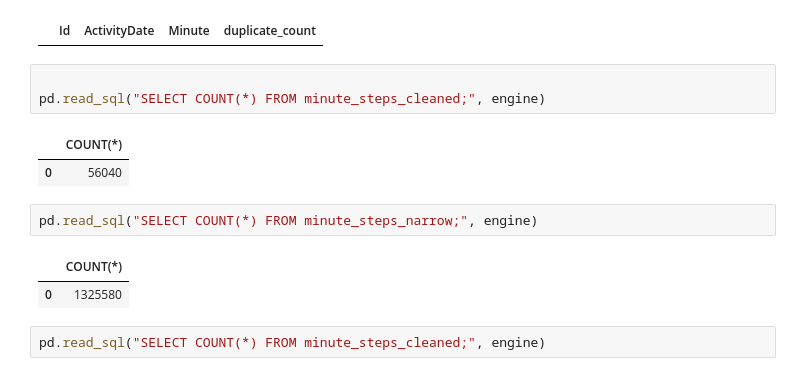
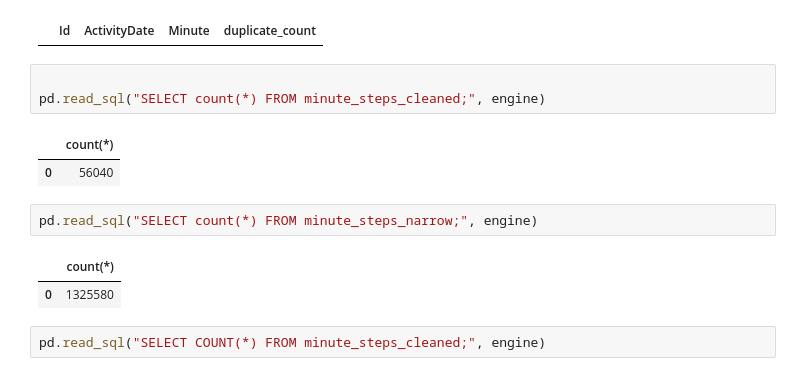
Before and after one commit to Adepuharshavardhan2001/Fitbit-tracker-analysis, a Jupyter notebook: ml.ipynb, the cells around one changed output. Saved outputs shown, nothing was run; the diff lists cells and outputs as text.

```diff
--- a/ml.ipynb
+++ b/ml.ipynb
@@ -2459,14 +2320,14 @@ HAVING COUNT(*) > 1;
 |  | Id | ActivityDate | Minute | duplicate_count |
 # %%
 
-pd.read_sql("SELECT COUNT(*) FROM minute_steps_cleaned;", engine)
+pd.read_sql("SELECT count(*) FROM minute_steps_cleaned;", engine)
 # %% [output]
-|  | COUNT(*) |
+|  | count(*) |
 | 0 | 56040 |
 # %%
-pd.read_sql("SELECT COUNT(*) FROM minute_steps_narrow;", engine)
+pd.read_sql("SELECT count(*) FROM minute_steps_narrow;", engine)
 # %% [output]
-|  | COUNT(*) |
+|  | count(*) |
 | 0 | 1325580 |
 # %%
 pd.read_sql("SELECT COUNT(*) FROM minute_steps_cleaned;", engine)
```
Also changed, not shown: parts of 39 cells of this notebook, 3 other files.
